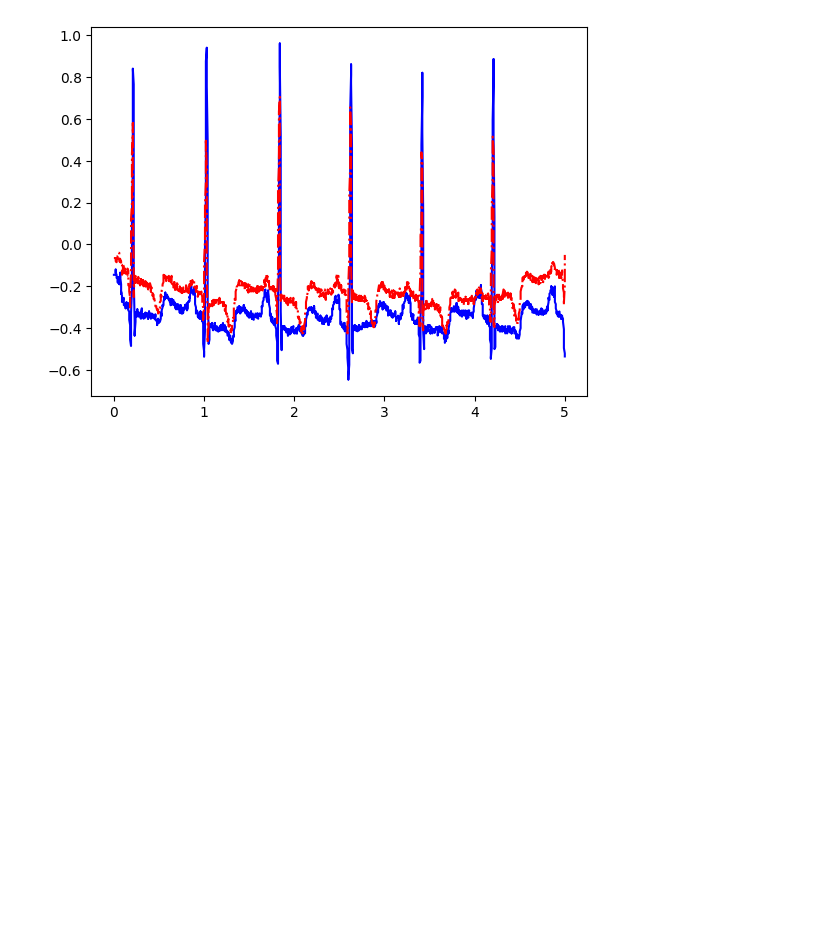
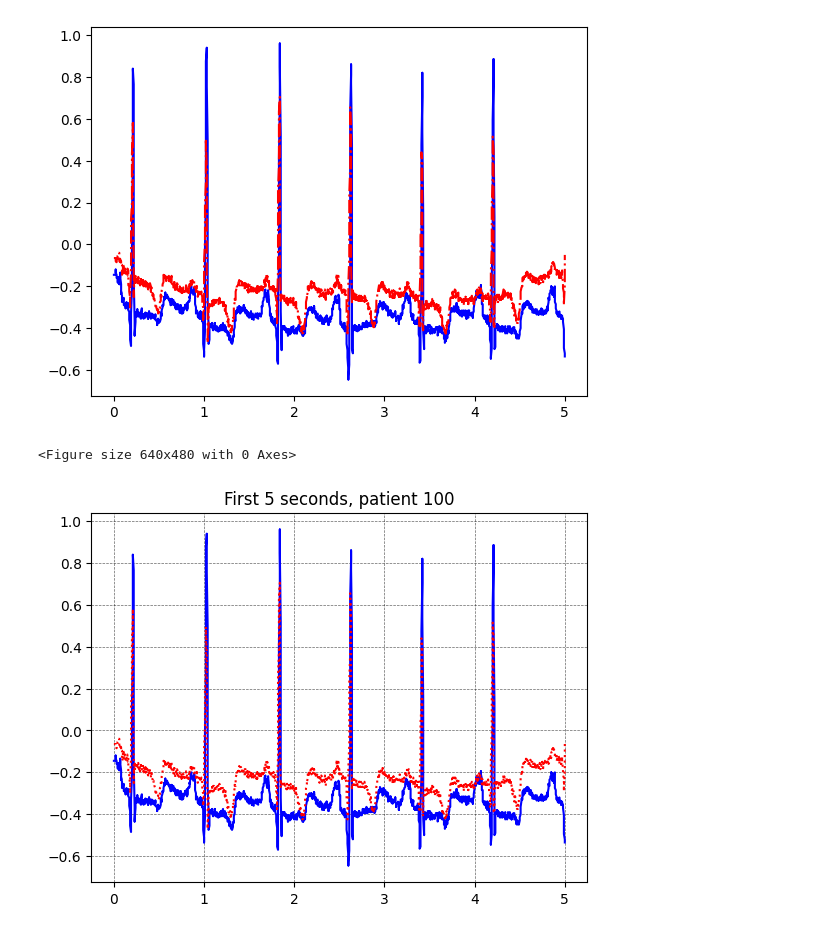
Before and after one commit to JennEYoon/ECG-transform, a Jupyter notebook: notebooks/demo_read_csv.ipynb, the cells around one changed output. Saved outputs shown, nothing was run; the diff lists cells and outputs as text; code cells hidden in the pictures; blank space fills up the shorter version.

```diff
--- a/notebooks/demo_read_csv.ipynb
+++ b/notebooks/demo_read_csv.ipynb
@@ -108,6 +108,13 @@ plt.plot(Y, X2, 'r-.')
 # %%
 # Customize gridlines
 # example: plt.grid(color='r', linestyle='--', linewidth=0.5, alpha=0.6)
-fig = plt.figure(1, figsize=(6, 8))
-ax1 = X1
-ax2 = X2
+fig = plt.figure(3)
+ax1, ax2 = plt.subplots()
+ax1 = plt.plot(Y, X1, 'b-')
+ax2 = plt.plot(Y, X2, 'r:')
+plt.grid(color='k', linestyle='--', linewidth=0.5, alpha=0.6)
+plt.title('First 5 seconds, patient 100')
+plt.savefig('5sec_p100.png')
+# %% [output]
+<Figure size 640x480 with 0 Axes>
+[figure, added]
```
